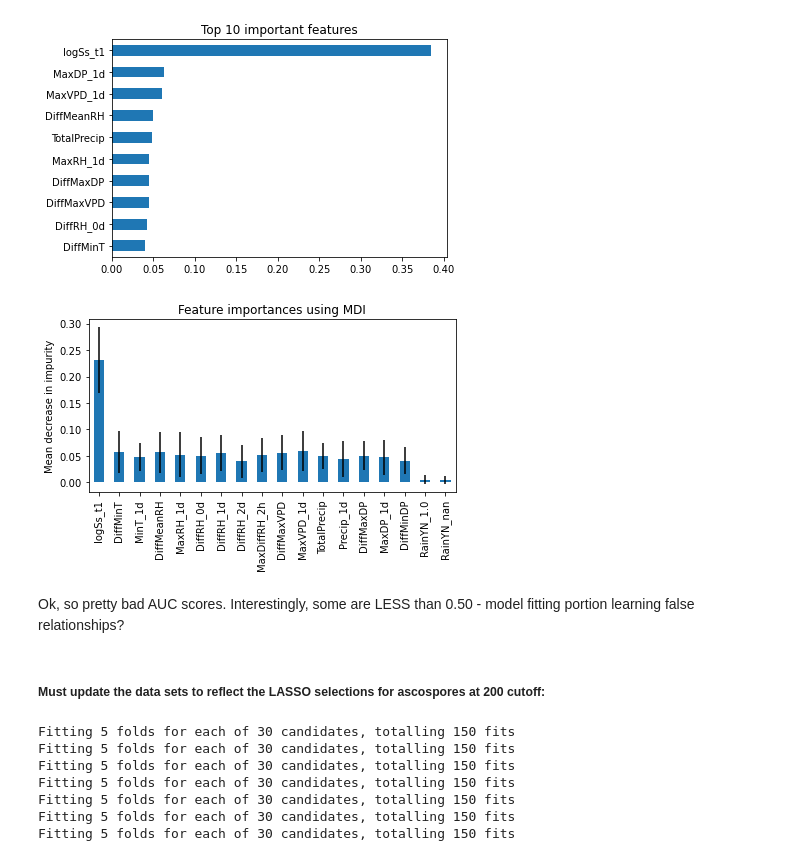
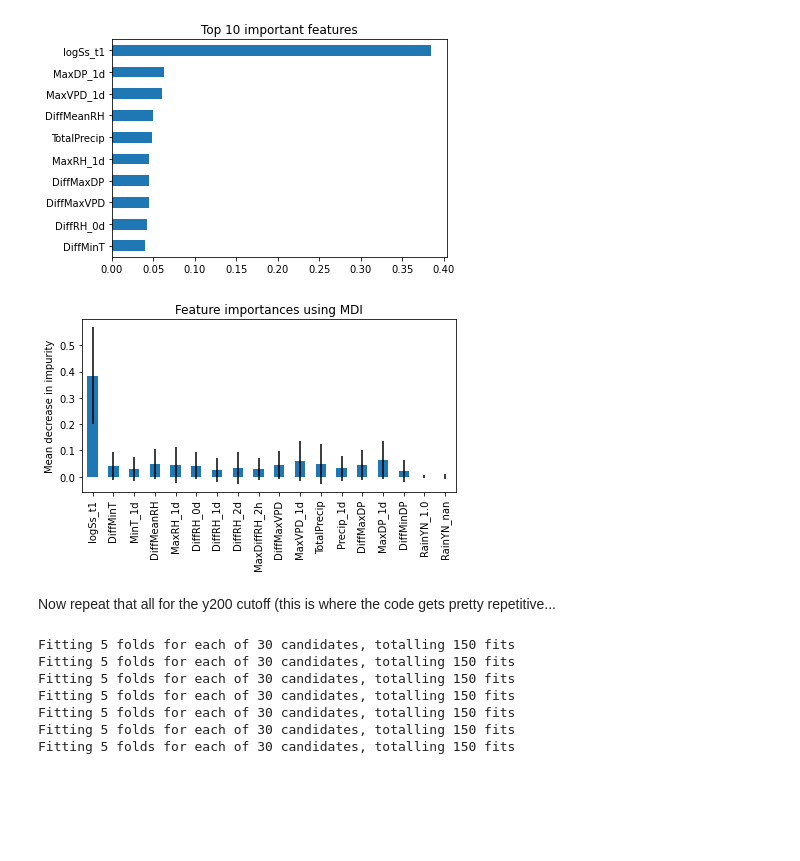
Before and after one commit to jdreich/Predicting_spores, a Jupyter notebook: ML_algorithms.ipynb, the cells around one changed output. Drawn from its saved outputs; the diff is of its cells as text; code cells hidden in the pictures; blank space fills up the shorter version.

```diff
--- a/ML_algorithms.ipynb
+++ b/ML_algorithms.ipynb
@@ -832,24 +796,22 @@ plt.show()
 # %%
 # plot feature importances with error bars:
 # this probably only works if I save all the random forests rather than just the best
 #   estimator??? mmmm.... not sure if that makes sense; see this link for code:
 # https://scikit-learn.org/stable/auto_examples/ensemble/plot_forest_importances.html
-importances = rf_objects[2].steps[1][1].feature_importances_
+importances = y100_rf_objects[2].steps[1][1].feature_importances_
 
 forest_importances = pd.Series(importances, index=new_columns)
-std = np.std([tree.feature_importances_ for tree in rf_objects[2].steps[1][1].estimators_], axis=0)
+std = np.std([tree.feature_importances_ for tree in y100_rf_objects[2].steps[1][1].estimators_], axis=0)
 
 fig, ax = plt.subplots()
 forest_importances.plot.bar(yerr=std, ax=ax)
 ax.set_title("Feature importances using MDI")
 ax.set_ylabel("Mean decrease in impurity")
 fig.tight_layout()
 # %% [output]
-[figure, old version]
+[figure, new version]
-# %% [markdown]
-Ok, so pretty bad AUC scores. Interestingly, some are LESS than 0.50 - model fitting portion learning false relationships?
-# %% [markdown]
-##### Must update the data sets to reflect the LASSO selections for ascospores at 200 cutoff:
+# %% [markdown]
+Now repeat that all for the y200 cutoff (this is where the code gets pretty repetitive...
 # %%
 features_lasso = list(larcv_coefs[larcv_coefs['y200'] > 1e-6].index.values)
 
```
Also changed, not shown: parts of 34 cells of this notebook.
